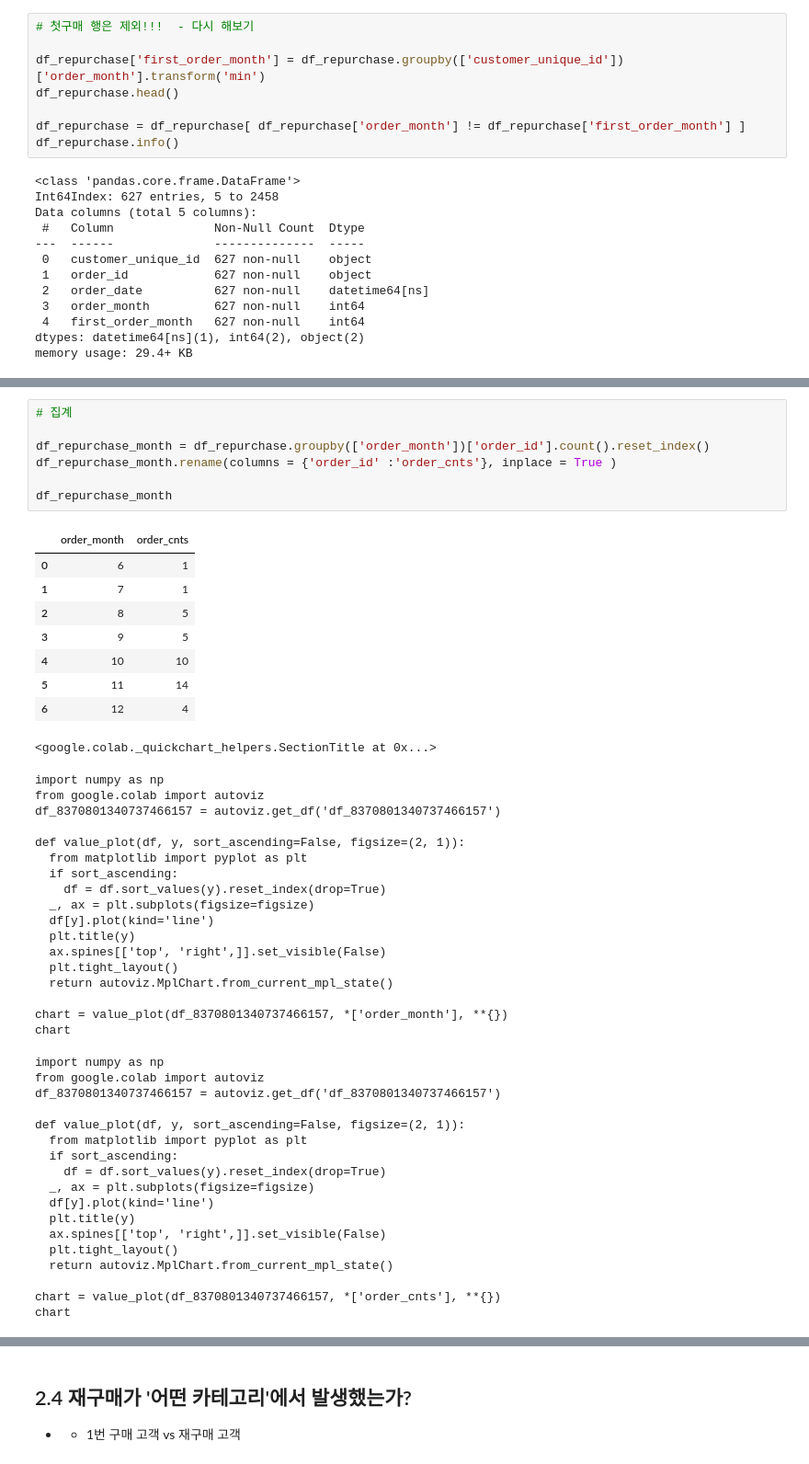
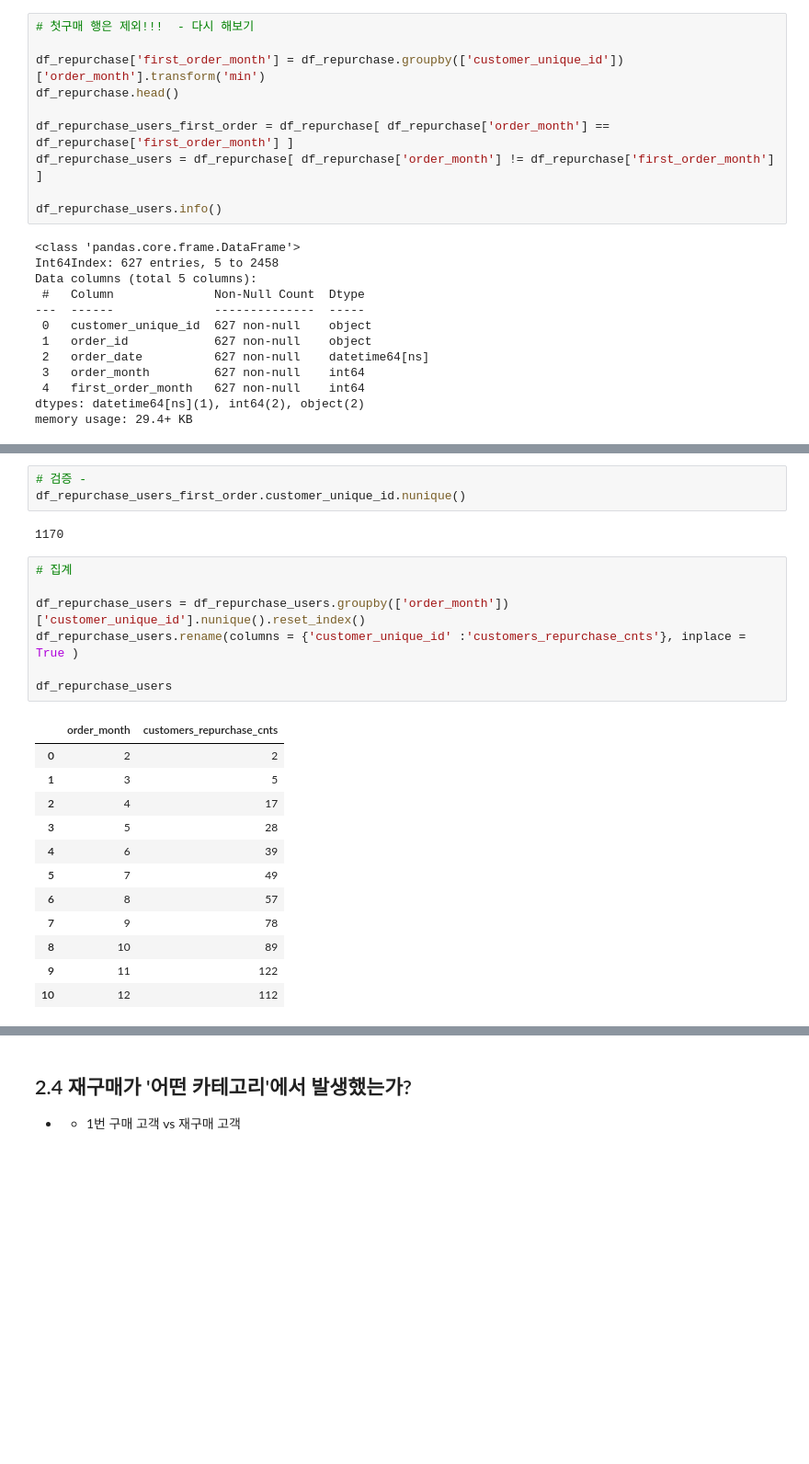
Before and after one commit to Nayoung-young/prj-ecommerce-eda, a Jupyter notebook: User_Analysis.ipynb, the cells around one changed output, grey strips where cells are left out. Shown at 92% size. Saved outputs shown, nothing was run; the diff lists cells and outputs as text; blank space fills up the shorter version.

Commit message:
#(feat): 신규구매/재구매 월별 그래프, 재구매 item bar plot 추가 (2023-07-20)

```diff
--- a/User_Analysis.ipynb
+++ b/User_Analysis.ipynb
@@ -1267,8 +1300,10 @@ df_repurchase.sort_values(by = 'customer_unique_id')
 df_repurchase['first_order_month'] = df_repurchase.groupby(['customer_unique_id'])['order_month'].transform('min')
 df_repurchase.head()
 
-df_repurchase = df_repurchase[ df_repurchase['order_month'] != df_repurchase['first_order_month'] ]
-df_repurchase.info()
+df_repurchase_users_first_order = df_repurchase[ df_repurchase['order_month'] == df_repurchase['first_order_month'] ]
+df_repurchase_users = df_repurchase[ df_repurchase['order_month'] != df_repurchase['first_order_month'] ]
+
+df_repurchase_users.info()
 # %% [output]
 <class 'pandas.core.frame.DataFrame'>
 Int64Index: 627 entries, 5 to 2458
@@ -1310,51 +1320,25 @@ See the caveats in the documentation: https://pandas.pydata.org/pandas-docs/stab
+# %%
+# 검증 -
+df_repurchase_users_first_order.customer_unique_id.nunique()
+# %% [output]
+1170
 # %%
 # 집계
 
-df_repurchase_month = df_repurchase.groupby(['order_month'])['order_id'].count().reset_index()
-df_repurchase_month.rename(columns = {'order_id' :'order_cnts'}, inplace = True )
+df_repurchase_users = df_repurchase_users.groupby(['order_month'])['customer_unique_id'].nunique().reset_index()
+df_repurchase_users.rename(columns = {'customer_unique_id' :'customers_repurchase_cnts'}, inplace = True )
 
-df_repurchase_month
+df_repurchase_users
 # %% [output]
-|  | order_month | order_cnts |
-| 0 | 6 | 1 |
-| 1 | 7 | 1 |
-| 2 | 8 | 5 |
-| 3 | 9 | 5 |
-| 4 | 10 | 10 |
-| 5 | 11 | 14 |
-| 6 | 12 | 4 |
+|  | order_month | customers_repurchase_cnts |
+| 0 | 2 | 2 |
+| 1 | 3 | 5 |
+| 2 | 4 | 17 |
+| 3 | 5 | 28 |
+| 4 | 6 | 39 |
+| 5 | 7 | 49 |
+| 6 | 8 | 57 |
+| 7 | 9 | 78 |
+| 8 | 10 | 89 |
+| 9 | 11 | 122 |
+| 10 | 12 | 112 |
-<google.colab._quickchart_helpers.SectionTitle at 0x...>
-import numpy as np
-from google.colab import autoviz
-df_8370801340737466157 = autoviz.get_df('df_8370801340737466157')
-
-def value_plot(df, y, sort_ascending=False, figsize=(2, 1)):
-  from matplotlib import pyplot as plt
-  if sort_ascending:
-    df = df.sort_values(y).reset_index(drop=True)
-  _, ax = plt.subplots(figsize=figsize)
-  df[y].plot(kind='line')
-  plt.title(y)
-  ax.spines[['top', 'right',]].set_visible(False)
-  plt.tight_layout()
-  return autoviz.MplChart.from_current_mpl_state()
-
-chart = value_plot(df_8370801340737466157, *['order_month'], **{})
-chart
-import numpy as np
-from google.colab import autoviz
-df_8370801340737466157 = autoviz.get_df('df_8370801340737466157')
-
-def value_plot(df, y, sort_ascending=False, figsize=(2, 1)):
-  from matplotlib import pyplot as plt
-  if sort_ascending:
-    df = df.sort_values(y).reset_index(drop=True)
-  _, ax = plt.subplots(figsize=figsize)
-  df[y].plot(kind='line')
-  plt.title(y)
-  ax.spines[['top', 'right',]].set_visible(False)
-  plt.tight_layout()
-  return autoviz.MplChart.from_current_mpl_state()
-
-chart = value_plot(df_8370801340737466157, *['order_cnts'], **{})
-chart
```
Also changed, not shown: parts of 61 cells of this notebook.
